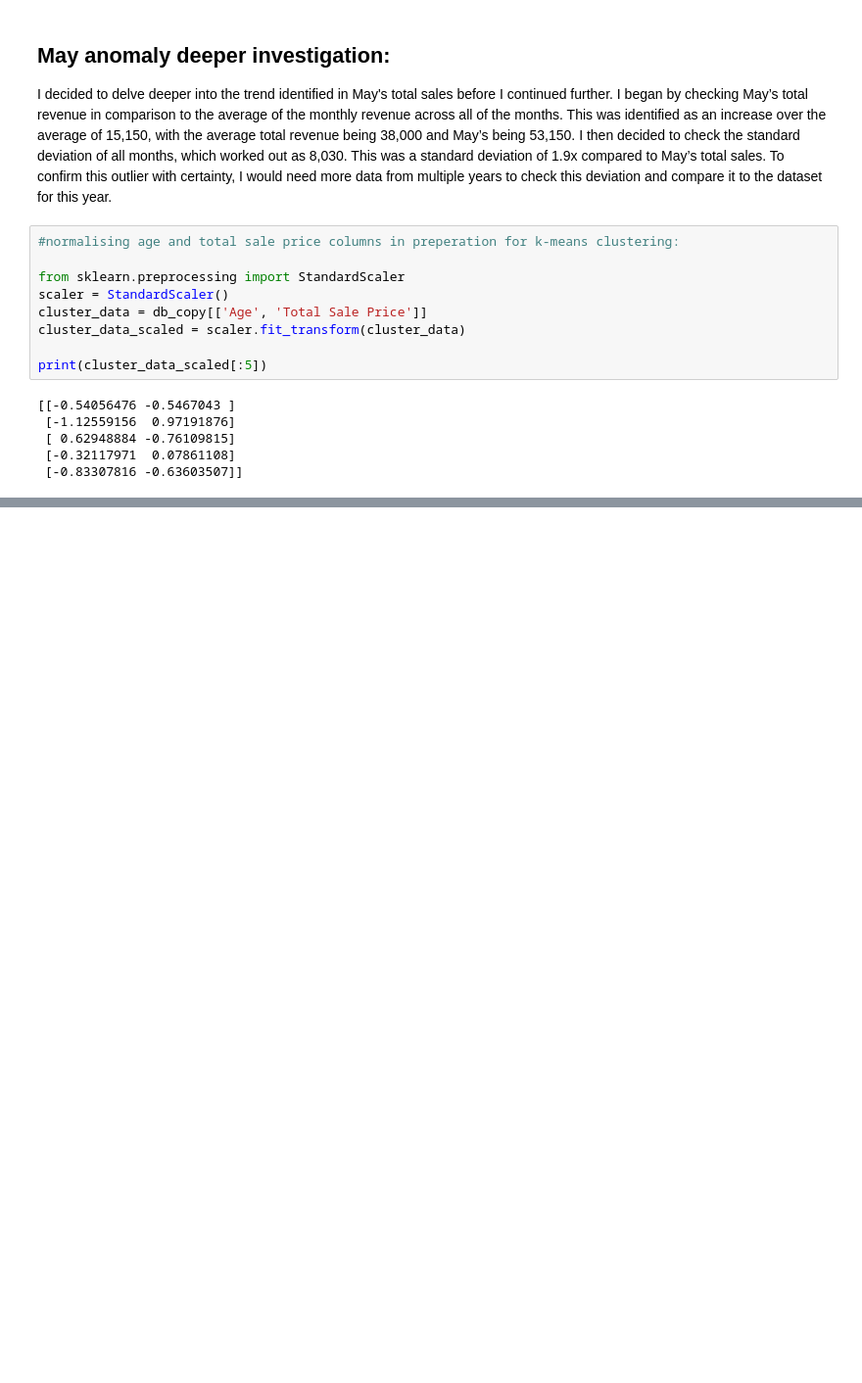
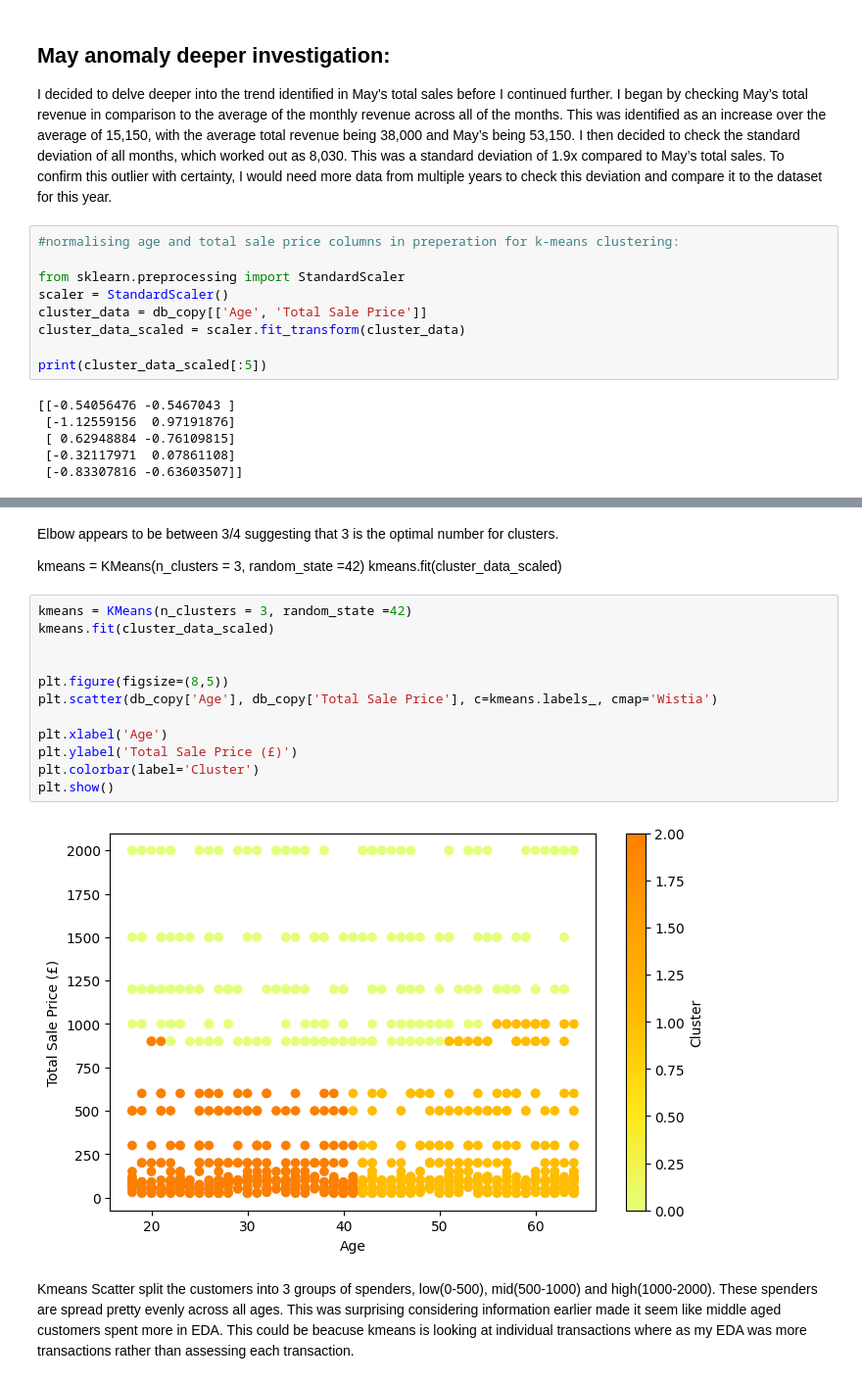
Before and after one commit to HayleyBunny/Retail-Data-Analysis, a Jupyter notebook: Retail Analysis.ipynb, the cells around one changed output, grey strips where cells are left out. Shown at 98% size. Drawn from its saved outputs; the diff is of its cells as text; blank space fills up the shorter version.

```diff
--- a/Retail Analysis.ipynb
+++ b/Retail Analysis.ipynb
@@ -323,0 +342,21 @@ print(cluster_data_scaled[:5])
+# %% [markdown]
+Elbow appears to be between 3/4 suggesting that 3 is the optimal number for clusters.
+
+kmeans = KMeans(n_clusters = 3, random_state =42)
+kmeans.fit(cluster_data_scaled)
+# %%
+kmeans = KMeans(n_clusters = 3, random_state =42)
+kmeans.fit(cluster_data_scaled)
+
+
+plt.figure(figsize=(8,5))
+plt.scatter(db_copy['Age'], db_copy['Total Sale Price'], c=kmeans.labels_, cmap='Wistia')
+
+plt.xlabel('Age')
+plt.ylabel('Total Sale Price (£)')
+plt.colorbar(label='Cluster')
+plt.show()
+# %% [output]
+[figure, added]
+# %% [markdown]
+Kmeans Scatter split the customers into 3 groups of spenders, low(0-500), mid(500-1000) and high(1000-2000). These spenders are spread pretty evenly across all ages. This was surprising considering information earlier made it seem like middle aged customers spent more in EDA. This could be beacuse kmeans is looking at individual transactions where as my EDA was more transactions rather than assessing each transaction.
```
Also changed, not shown: parts of 1 cell of this notebook.
